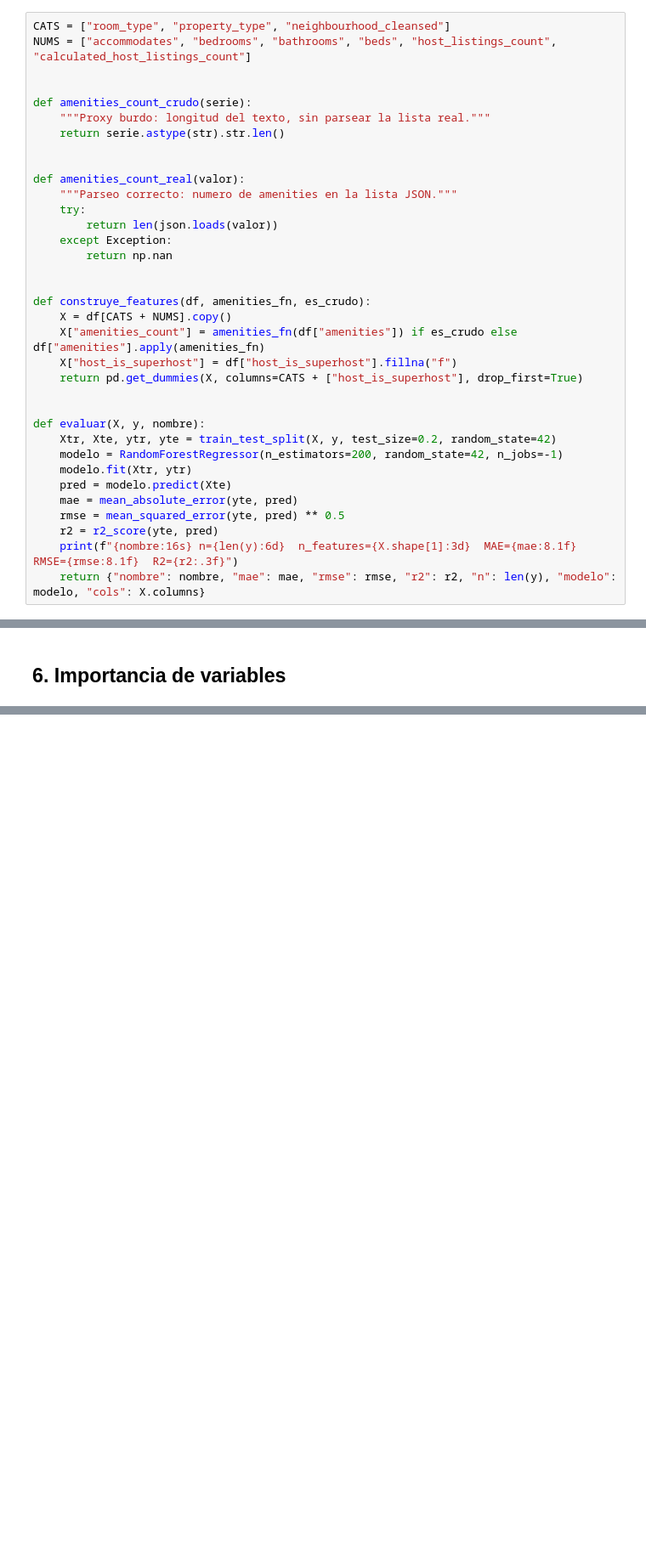
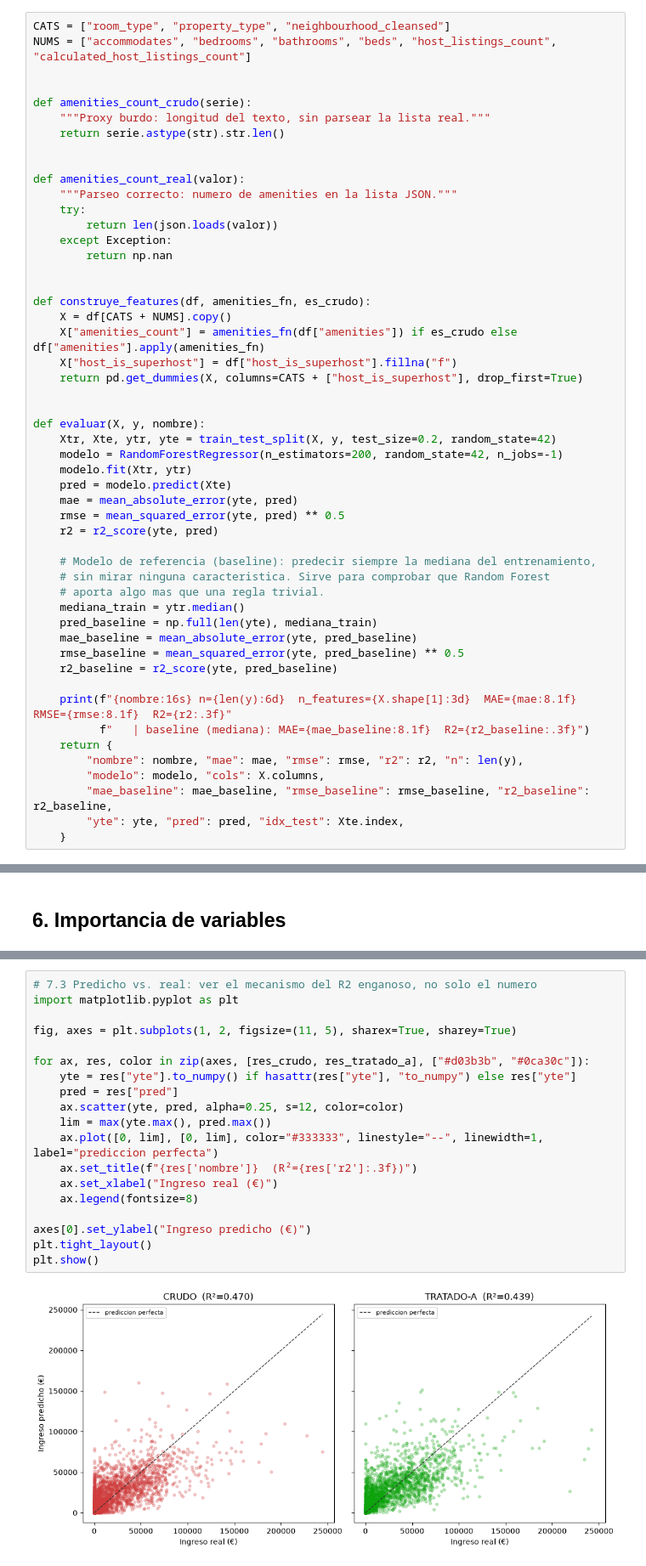
Before and after one commit to Leima20/DataTrust-Airbnb-Barcelona, a Jupyter notebook: notebooks/06_modelo_ml.ipynb, the cells around one changed output, grey strips where cells are left out. Shown at 85% size. Saved outputs shown, nothing was run; the diff lists cells and outputs as text; blank space fills up the shorter version.

```diff
--- a/notebooks/06_modelo_ml.ipynb
+++ b/notebooks/06_modelo_ml.ipynb
@@ -82,8 +82,24 @@ def evaluar(X, y, nombre):
     mae = mean_absolute_error(yte, pred)
     rmse = mean_squared_error(yte, pred) ** 0.5
     r2 = r2_score(yte, pred)
-    print(f"{nombre:16s} n={len(y):6d}  n_features={X.shape[1]:3d}  MAE={mae:8.1f}  RMSE={rmse:8.1f}  R2={r2:.3f}")
-    return {"nombre": nombre, "mae": mae, "rmse": rmse, "r2": r2, "n": len(y), "modelo": modelo, "cols": X.columns}
+
+    # Modelo de referencia (baseline): predecir siempre la mediana del entrenamiento,
+    # sin mirar ninguna caracteristica. Sirve para comprobar que Random Forest
+    # aporta algo mas que una regla trivial.
+    mediana_train = ytr.median()
+    pred_baseline = np.full(len(yte), mediana_train)
+    mae_baseline = mean_absolute_error(yte, pred_baseline)
+    rmse_baseline = mean_squared_error(yte, pred_baseline) ** 0.5
+    r2_baseline = r2_score(yte, pred_baseline)
+
+    print(f"{nombre:16s} n={len(y):6d}  n_features={X.shape[1]:3d}  MAE={mae:8.1f}  RMSE={rmse:8.1f}  R2={r2:.3f}"
+          f"   | baseline (mediana): MAE={mae_baseline:8.1f}  R2={r2_baseline:.3f}")
+    return {
+        "nombre": nombre, "mae": mae, "rmse": rmse, "r2": r2, "n": len(y),
+        "modelo": modelo, "cols": X.columns,
+        "mae_baseline": mae_baseline, "rmse_baseline": rmse_baseline, "r2_baseline": r2_baseline,
+        "yte": yte, "pred": pred, "idx_test": Xte.index,
+    }
 # %% [markdown]
 ## 2. Versión CRUDO
 
@@ -243,0 +357,21 @@ Nota sobre el número de columnas (`n_features`): varía ligeramente entre versi
+# %%
+# 7.3 Predicho vs. real: ver el mecanismo del R2 enganoso, no solo el numero
+import matplotlib.pyplot as plt
+
+fig, axes = plt.subplots(1, 2, figsize=(11, 5), sharex=True, sharey=True)
+
+for ax, res, color in zip(axes, [res_crudo, res_tratado_a], ["#d03b3b", "#0ca30c"]):
+    yte = res["yte"].to_numpy() if hasattr(res["yte"], "to_numpy") else res["yte"]
+    pred = res["pred"]
+    ax.scatter(yte, pred, alpha=0.25, s=12, color=color)
+    lim = max(yte.max(), pred.max())
+    ax.plot([0, lim], [0, lim], color="#333333", linestyle="--", linewidth=1, label="prediccion perfecta")
+    ax.set_title(f"{res['nombre']}  (R²={res['r2']:.3f})")
+    ax.set_xlabel("Ingreso real (€)")
+    ax.legend(fontsize=8)
+
+axes[0].set_ylabel("Ingreso predicho (€)")
+plt.tight_layout()
+plt.show()
+# %% [output]
+[figure, added]
```
Also changed, not shown: parts of 42 cells of this notebook, 55 other files.
